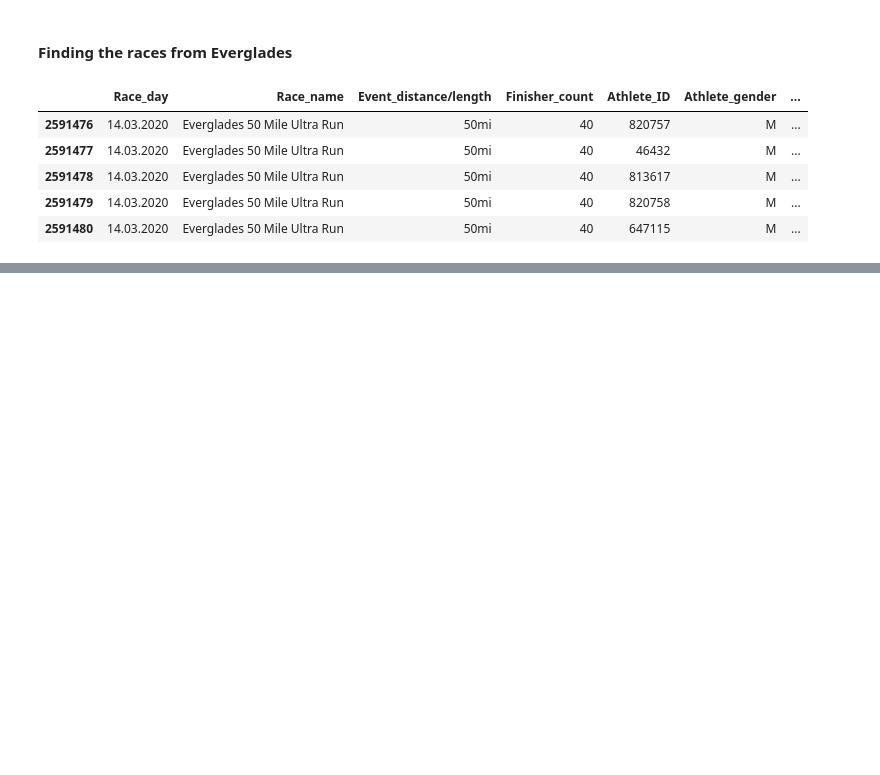
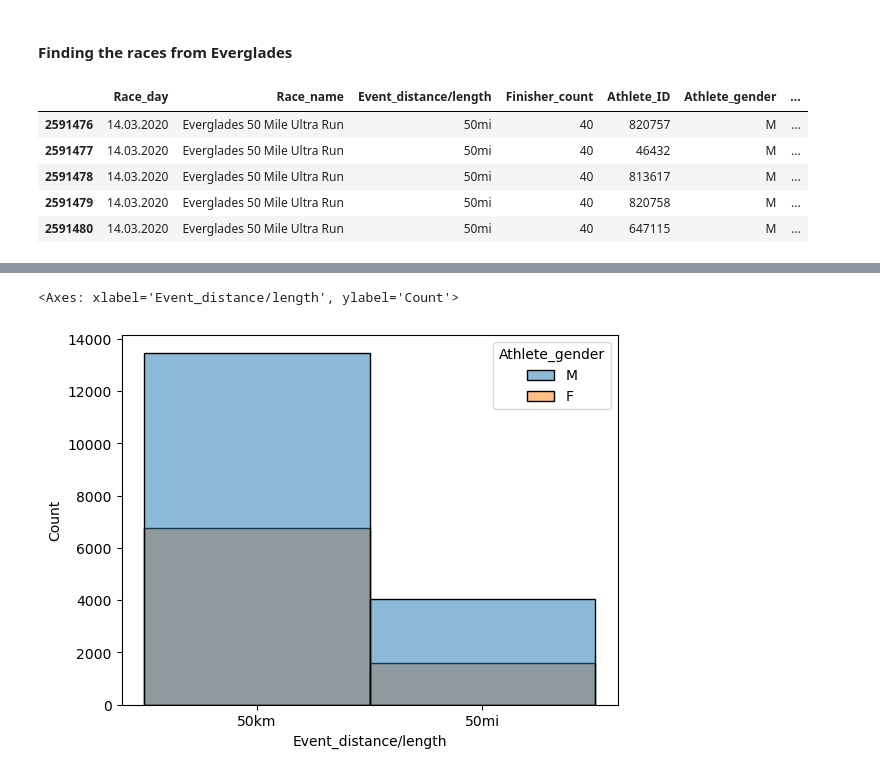
Before and after one commit to Venkatvj95/Explotary_Data_Analysis, a Jupyter notebook: Explotary_Data_Analysis.ipynb, the cells around one changed output, grey strips where cells are left out. Saved outputs shown, nothing was run; the diff lists cells and outputs as text; code cells hidden in the pictures; blank space fills up the shorter version.

```diff
--- a/Explotary_Data_Analysis.ipynb
+++ b/Explotary_Data_Analysis.ipynb
@@ -344,0 +358,5 @@ df3[df3["Race_name"] == "Everglades 50 Mile Ultra Run "].head()
+# %%
+sns.histplot(df3, x = 'Event_distance/length', hue = 'Athlete_gender')
+# %% [output]
+<Axes: xlabel='Event_distance/length', ylabel='Count'>
+[figure, added]
```
Also changed, not shown: parts of 6 cells of this notebook.
